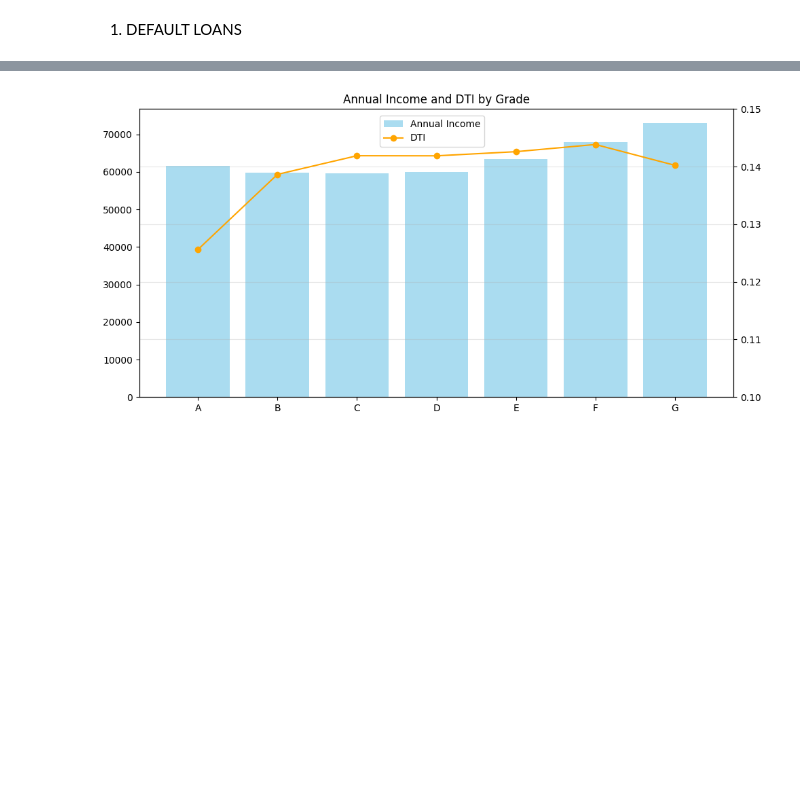
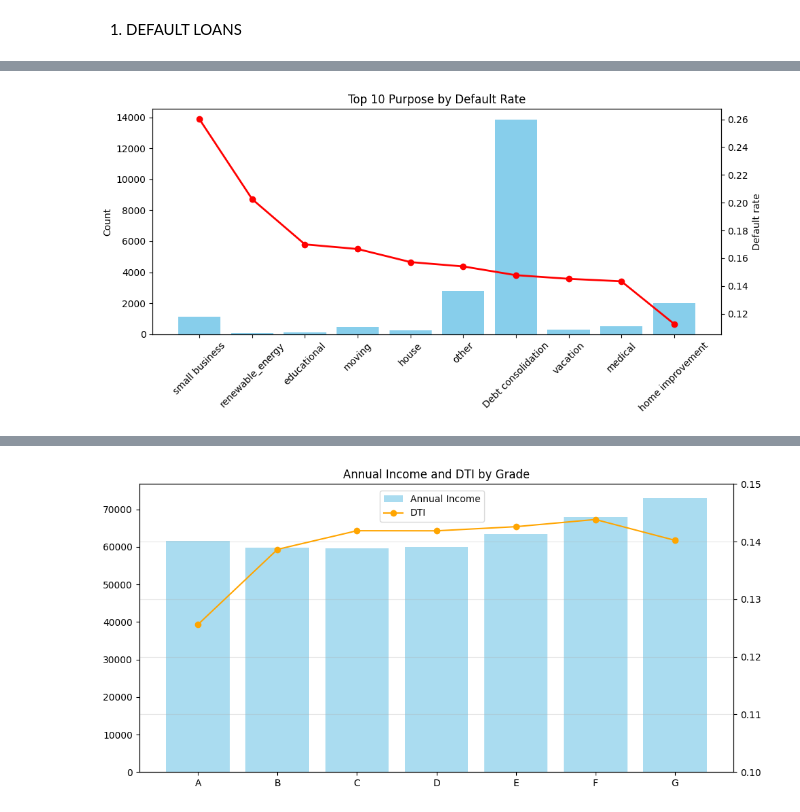
Before and after one commit to CUOTR/Credit_Rating_Performance_Python_Project, a Jupyter notebook: Credit_Rating_Performance.ipynb, the cells around one changed output, grey strips where cells are left out. Drawn from its saved outputs; the diff is of its cells as text; code cells hidden in the pictures; blank space fills up the shorter version.

```diff
--- a/Credit_Rating_Performance.ipynb
+++ b/Credit_Rating_Performance.ipynb
@@ -205,0 +209,29 @@ plt.show()
+# %%
+import matplotlib.pyplot as plt
+
+df['is_default'] = df['loan_status'] == 'Charged Off'
+
+summary = df.groupby('purpose').agg(
+    total_loans=('is_default', 'size'),
+    default_rate=('is_default', 'mean')
+).reset_index()
+
+
+top10 = summary.sort_values('default_rate', ascending=False).head(10)
+
+# Vẽ biểu đồ
+fig, ax1 = plt.subplots(figsize=(10, 5))
+
+ax1.bar(top10['purpose'], top10['total_loans'], color='skyblue')
+ax1.set_ylabel('Count')
+plt.xticks(rotation=45)
+
+ax2 = ax1.twinx()
+ax2.plot(top10['purpose'], top10['default_rate'], color='red', marker='o', linewidth=2)
+ax2.set_ylabel('Default rate')
+
+plt.title('Top 10 Purpose by Default Rate')
+plt.tight_layout()
+plt.show()
+# %% [output]
+[figure, added]
```
Also changed, not shown: parts of 14 cells of this notebook.
